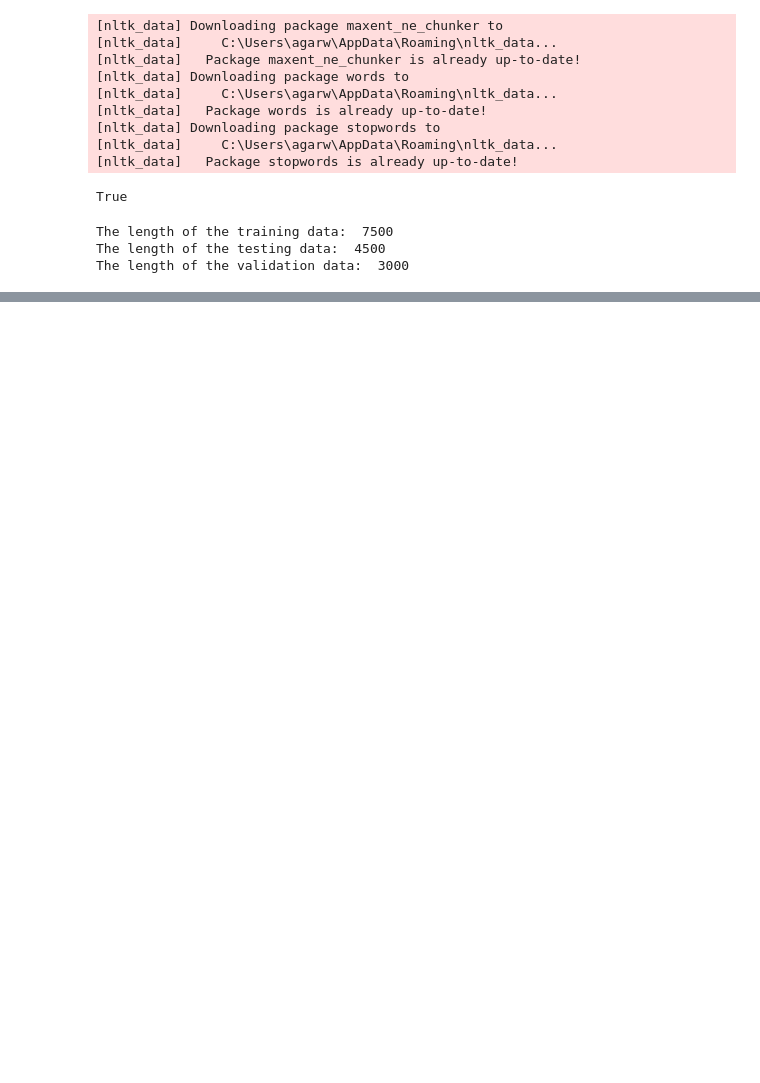
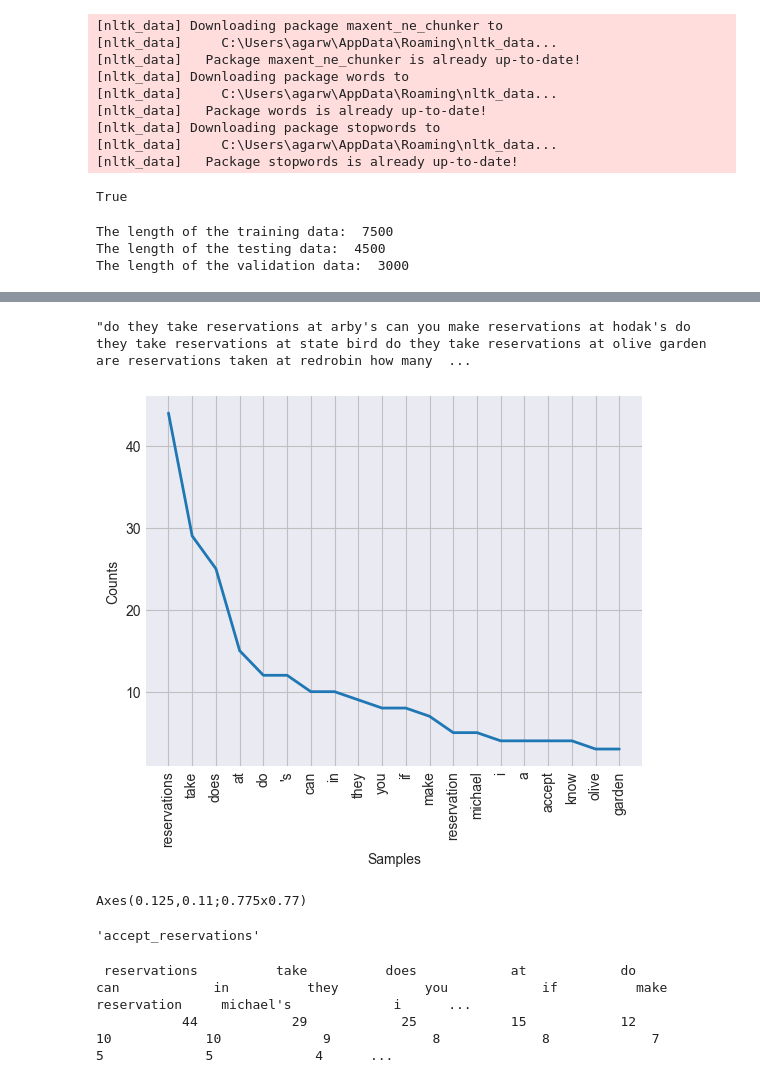
Before and after one commit to Mohitag94/MScDataScience_Project, a Jupyter notebook: preprocess_eda.ipynb, the cells around one changed output, grey strips where cells are left out. Drawn from its saved outputs; the diff is of its cells as text; code cells hidden in the pictures; blank space fills up the shorter version.

```diff
--- a/preprocess_eda.ipynb
+++ b/preprocess_eda.ipynb
@@ -174,0 +245,2 @@ class pre_process():
+# %%
+data = train_df.groupby(by="Intent").agg({"Query" : " ".join})
@@ -174,0 +266,4 @@ class pre_process():
+# %%
+data.loc["accept_reservations"].iloc[0]
+# %% [output]
+"do they take reservations at arby's can you make reservations at hodak's do they take reservations at state bird do they take reservations at olive garden are reservations taken at redrobin how many  ...
@@ -174,0 +273,11 @@ class pre_process():
+# %%
+for items in data.index:
+    print(FreqDist(word_tokenize(data.loc[items].iloc[0])).plot(20))
+    break
+# %% [output]
+[figure, added]
+Axes(0.125,0.11;0.775x0.77)
+# %%
+data.index[0]
+# %% [output]
+'accept_reservations'
@@ -174,0 +287,5 @@ class pre_process():
+# %%
+FreqDist(data.iloc[0, 0].split()).tabulate()
+# %% [output]
+ reservations          take          does            at            do           can            in          they           you            if          make   reservation     michael's             i      ...
+           44            29            25            15            12            10            10             9             8             8             7             5             5             4      ...
```
Also changed, not shown: parts of 32 cells of this notebook, 2 other files.
